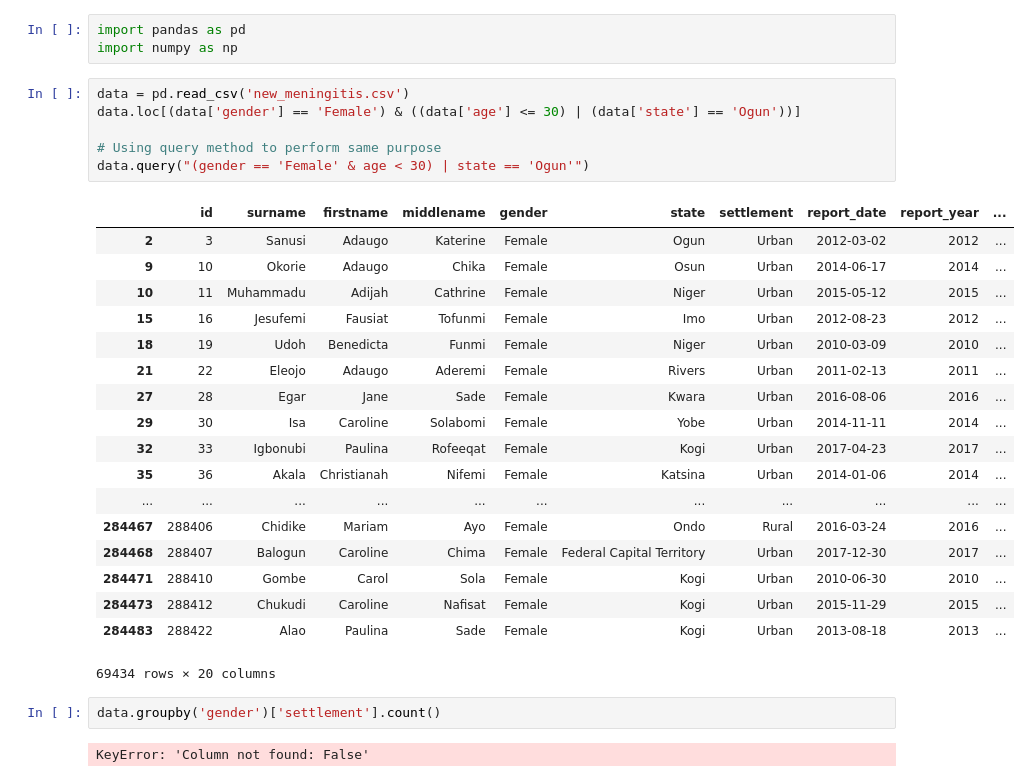
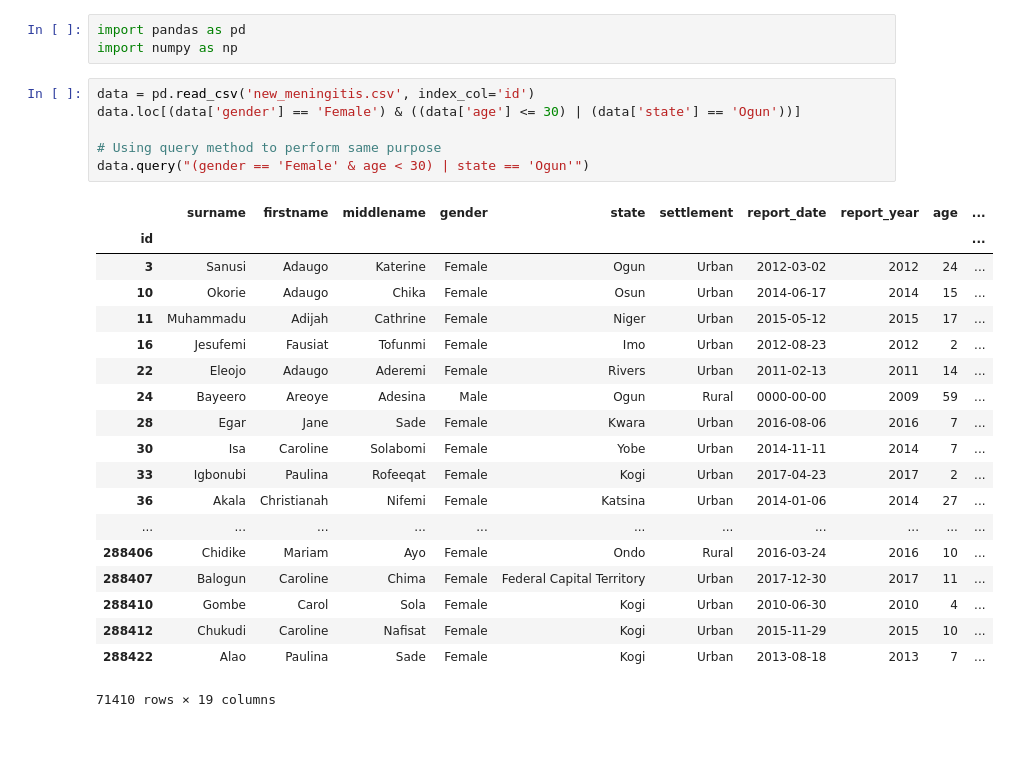
Before and after one commit to DurodolaBolu/pandas, a Jupyter notebook: modified meningitis.ipynb, the cells around one changed output. Cells and saved outputs as stored; diff of their text form; blank space fills up the shorter version.

```diff
--- a/modified meningitis.ipynb
+++ b/modified meningitis.ipynb
@@ -4,31 +4,28 @@
 import pandas as pd
 import numpy as np
 # %%
-data = pd.read_csv('new_meningitis.csv')
+data = pd.read_csv('new_meningitis.csv', index_col='id')
 data.loc[(data['gender'] == 'Female') & ((data['age'] <= 30) | (data['state'] == 'Ogun'))]
 
 # Using query method to perform same purpose
 data.query("(gender == 'Female' & age < 30) | state == 'Ogun'")
 # %% [output]
-|  | id | surname | firstname | middlename | gender | state | settlement | report_date | report_year | ... |
-| 2 | 3 | Sanusi | Adaugo | Katerine | Female | Ogun | Urban | 2012-03-02 | 2012 | ... |
-| 9 | 10 | Okorie | Adaugo | Chika | Female | Osun | Urban | 2014-06-17 | 2014 | ... |
-| 10 | 11 | Muhammadu | Adijah | Cathrine | Female | Niger | Urban | 2015-05-12 | 2015 | ... |
-| 15 | 16 | Jesufemi | Fausiat | Tofunmi | Female | Imo | Urban | 2012-08-23 | 2012 | ... |
-| 18 | 19 | Udoh | Benedicta | Funmi | Female | Niger | Urban | 2010-03-09 | 2010 | ... |
-| 21 | 22 | Eleojo | Adaugo | Aderemi | Female | Rivers | Urban | 2011-02-13 | 2011 | ... |
-| 27 | 28 | Egar | Jane | Sade | Female | Kwara | Urban | 2016-08-06 | 2016 | ... |
-| 29 | 30 | Isa | Caroline | Solabomi | Female | Yobe | Urban | 2014-11-11 | 2014 | ... |
-| 32 | 33 | Igbonubi | Paulina | Rofeeqat | Female | Kogi | Urban | 2017-04-23 | 2017 | ... |
-| 35 | 36 | Akala | Christianah | Nifemi | Female | Katsina | Urban | 2014-01-06 | 2014 | ... |
+|  | surname | firstname | middlename | gender | state | settlement | report_date | report_year | age | ... |
+| id |  |  |  |  |  |  |  |  |  | ... |
+| 3 | Sanusi | Adaugo | Katerine | Female | Ogun | Urban | 2012-03-02 | 2012 | 24 | ... |
+| 10 | Okorie | Adaugo | Chika | Female | Osun | Urban | 2014-06-17 | 2014 | 15 | ... |
+| 11 | Muhammadu | Adijah | Cathrine | Female | Niger | Urban | 2015-05-12 | 2015 | 17 | ... |
+| 16 | Jesufemi | Fausiat | Tofunmi | Female | Imo | Urban | 2012-08-23 | 2012 | 2 | ... |
+| 22 | Eleojo | Adaugo | Aderemi | Female | Rivers | Urban | 2011-02-13 | 2011 | 14 | ... |
+| 24 | Bayeero | Areoye | Adesina | Male | Ogun | Rural | 0000-00-00 | 2009 | 59 | ... |
+| 28 | Egar | Jane | Sade | Female | Kwara | Urban | 2016-08-06 | 2016 | 7 | ... |
+| 30 | Isa | Caroline | Solabomi | Female | Yobe | Urban | 2014-11-11 | 2014 | 7 | ... |
+| 33 | Igbonubi | Paulina | Rofeeqat | Female | Kogi | Urban | 2017-04-23 | 2017 | 2 | ... |
+| 36 | Akala | Christianah | Nifemi | Female | Katsina | Urban | 2014-01-06 | 2014 | 27 | ... |
 | ... | ... | ... | ... | ... | ... | ... | ... | ... | ... | ... |
-| 284467 | 288406 | Chidike | Mariam | Ayo | Female | Ondo | Rural | 2016-03-24 | 2016 | ... |
-| 284468 | 288407 | Balogun | Caroline | Chima | Female | Federal Capital Territory | Urban | 2017-12-30 | 2017 | ... |
-| 284471 | 288410 | Gombe | Carol | Sola | Female | Kogi | Urban | 2010-06-30 | 2010 | ... |
-| 284473 | 288412 | Chukudi | Caroline | Nafisat | Female | Kogi | Urban | 2015-11-29 | 2015 | ... |
-| 284483 | 288422 | Alao | Paulina | Sade | Female | Kogi | Urban | 2013-08-18 | 2013 | ... |
+| 288406 | Chidike | Mariam | Ayo | Female | Ondo | Rural | 2016-03-24 | 2016 | 10 | ... |
+| 288407 | Balogun | Caroline | Chima | Female | Federal Capital Territory | Urban | 2017-12-30 | 2017 | 11 | ... |
+| 288410 | Gombe | Carol | Sola | Female | Kogi | Urban | 2010-06-30 | 2010 | 4 | ... |
+| 288412 | Chukudi | Caroline | Nafisat | Female | Kogi | Urban | 2015-11-29 | 2015 | 10 | ... |
+| 288422 | Alao | Paulina | Sade | Female | Kogi | Urban | 2013-08-18 | 2013 | 7 | ... |
-69434 rows × 20 columns
+71410 rows × 19 columns
-# %%
-data.groupby('gender')['settlement'].count()
-# %% [output]
-KeyError: 'Column not found: False'
```
Also changed, not shown: parts of 1 cell of this notebook, 5 other files.
